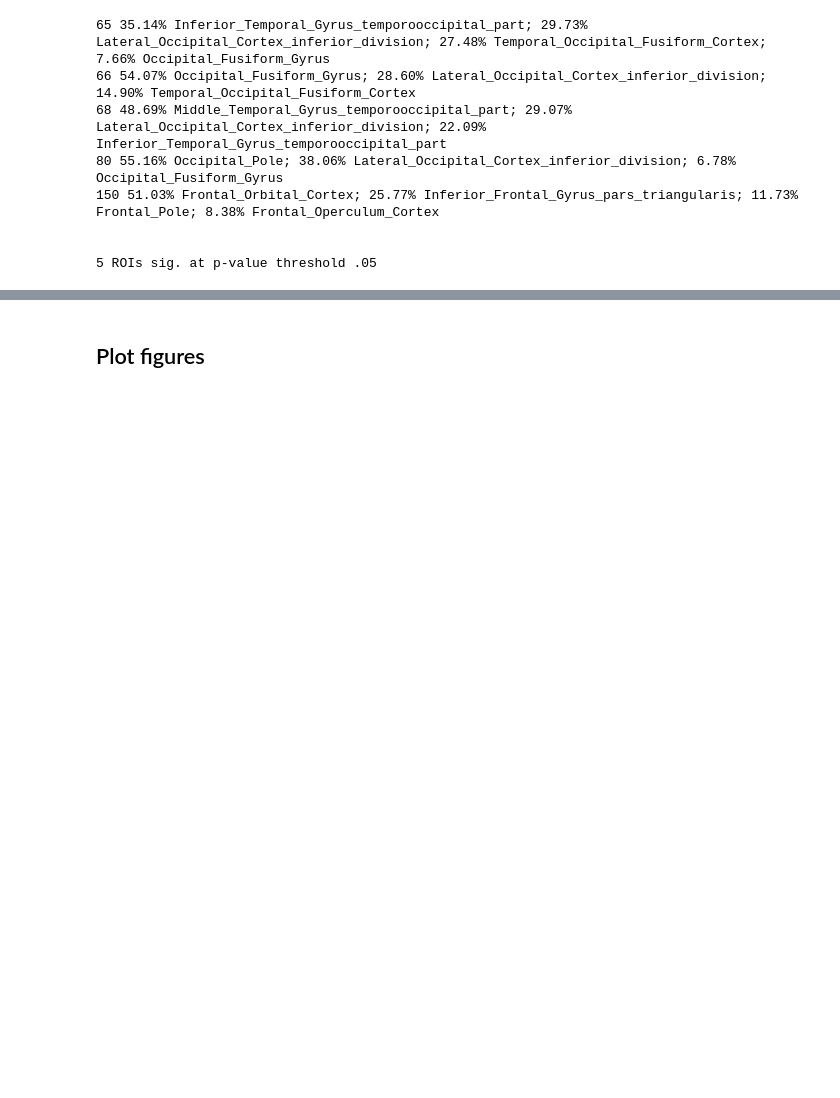
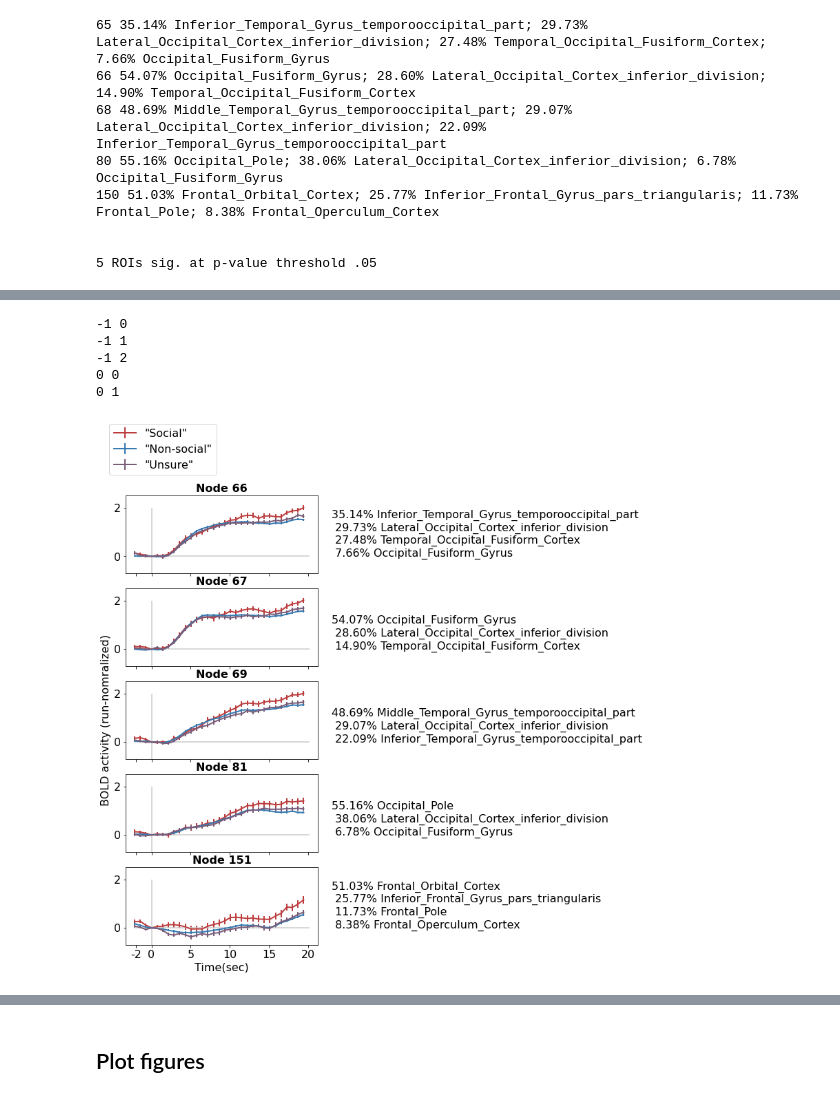
Before and after one commit to rvarrier/HCP_socialtask_analysis, a Jupyter notebook: fMRI/regressor_based_analyses/2_4_fMRI_diff_analyses_comparison_S_v_unsure_v_NS_figsforpaper.ipynb, the cells around one changed output, grey strips where cells are left out. Drawn from its saved outputs; the diff is of its cells as text; code cells hidden in the pictures; blank space fills up the shorter version.

Commit message:
earliest tc  analysis w surfplot, tc plots for coax-bill,rand, unsure resps etc

```diff
--- a/fMRI/regressor_based_analyses/2_4_fMRI_diff_analyses_comparison_S_v_unsure_v_NS_figsforpaper.ipynb
+++ b/fMRI/regressor_based_analyses/2_4_fMRI_diff_analyses_comparison_S_v_unsure_v_NS_figsforpaper.ipynb
@@ -360,0 +389,13 @@ print(f'\n\n{len(rois)} ROIs sig. at p-value threshold .05\n')
+# %%
+# get the right red/blue shades
+#red_rgb = [103,0,31] # edges of RdBu
+#blue_rgb = [5,48,97] # edges of RdBu
+red_rgb =[188,61,62] # from Emily
+blue_rgb = [54,122,177] # from Emily
+red_rgb = np.array(red_rgb)/255
+blue_rgb = np.array(blue_rgb)/255
+
+alpha = .2 # transparency inside boxplots, for datapts etc.
+# %%
+green_rgb = np.nanmean(np.array([red_rgb,blue_rgb]),axis=0)
+green_rgb
@@ -360,0 +404,2 @@ print(f'\n\n{len(rois)} ROIs sig. at p-value threshold .05\n')
+# %%
+TR=.72
@@ -360,0 +416,59 @@ print(f'\n\n{len(rois)} ROIs sig. at p-value threshold .05\n')
+# %%
+for i in range(5):
+    r = int(np.floor(i/ncols))-1
+    c = int(i % ncols)
+    print(r,c)
+# %% [output]
+-1 0
+-1 1
+-1 2
+0 0
+0 1
+# %%
+[ymin,ymax] = [-.7,2.5]
+xlbls = [-2,0,5,10,15,20]
+x_ticks = [(i/TR)+tr0_ind for i in xlbls]
+xlbls = [str(i) for i in xlbls]
+nrows,ncols = 5,1
+#line_loc = []
+fig, ax = plt.subplots(nrows = nrows, ncols = ncols, sharex=True, sharey=True, figsize = (5,12)) # figsize = (20,15))
+#plt.suptitle('Left hemisphere', fontweight='bold')
+for i,n in enumerate(common_nodes_soc_uns_nonsoc): #for i,n in enumerate(df['Nodes']):
+     #fig, ax = plt.figure(i+1,figsize=(10,5))
+
+     if ncols == 1:
+          ax1 = ax[i]
+     else:
+          r = int(np.floor(i/ncols))
+          c = int(i % ncols)
+          ax1 = ax[r,c]
+
+     movieTC_yes = tcs_run_z[responses[:,4]==1,n,:,4] # nsubs * ntimepts
+     movieTC_no  = tcs_run_z[responses[:,4]==0,n,:,4] # nsubs * ntimepts
+     movieTC_unsure  = tcs_run_z[responses[:,4]==9,n,:,4] # nsubs * ntimepts
+
+     ax1.errorbar(range(movieTC_yes.shape[1]),np.nanmean(movieTC_yes,axis=0),stats.sem(movieTC_yes,axis=0,nan_policy='omit'),color = red_rgb,linewidth=2,label ='"Social"')
+     ax1.errorbar(range(movieTC_yes.shape[1]),np.nanmean(movieTC_no,axis=0),stats.sem(movieTC_no,axis=0,nan_policy='omit'),color = blue_rgb,linewidth=2,label ='"Non-social"')
+     ax1.errorbar(range(movieTC_yes.shape[1]),np.nanmean(movieTC_unsure,axis=0),stats.sem(movieTC_unsure,axis=0,nan_policy='omit'),color = green_rgb,linewidth=2,label ='"Unsure"')
+     ax1.vlines(tr0_ind,-1,2,color=[.8,.8,.8])
+     ax1.hlines(0,0,31,color=[.8,.8,.8])
+     ax1.set_ylim(ymin,ymax)
+     ax1.set_title(f'Node {n+1}',fontweight = 'bold')
+     ax1.set_xticks(x_ticks)
+     ax1.set_xticklabels(xlbls)
+     #ax[r,0].set_ylabel('BOLD\n(a.u.)')
+     txt = '\n'.join(eval(shen268_lbl[str(n+1)][0])['name'].split(';'))
+     ax1.text(35,0,txt)
+     if i ==2:
+          ax1.set_ylabel('BOLD activity (run-nomralized)')
+     if i ==4:
+          ax1.set_xlabel('Time(sec)')
+     if i ==0:
+          ax1.legend(bbox_to_anchor = [0.5,2])
+
+if ncols > 1:
+     for i in range(int(nrows*ncols-len(np.where(predec_nodes)[0]))):
+          ax[r,c+1+i].axis('off')
+#plt.tight_layout()
+# %% [output]
+[figure, added]
```
Also changed, not shown: parts of 21 cells of this notebook, 8 other files.
